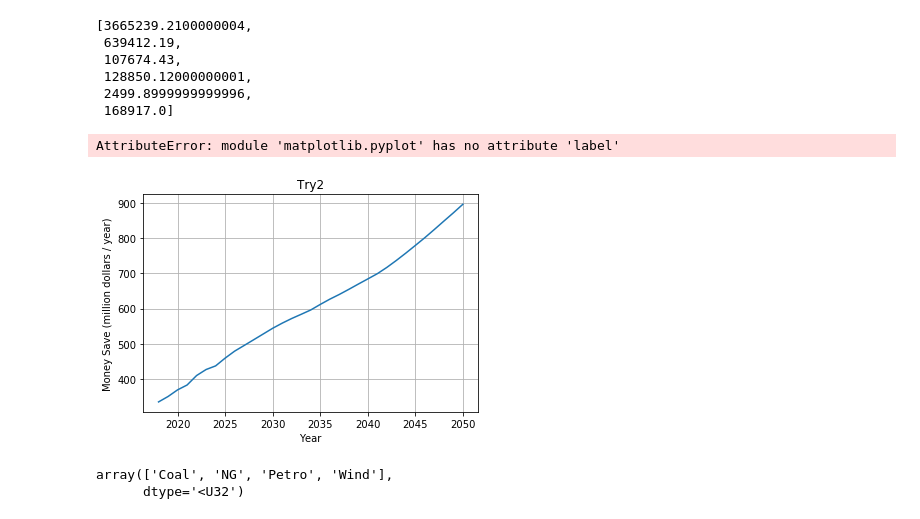
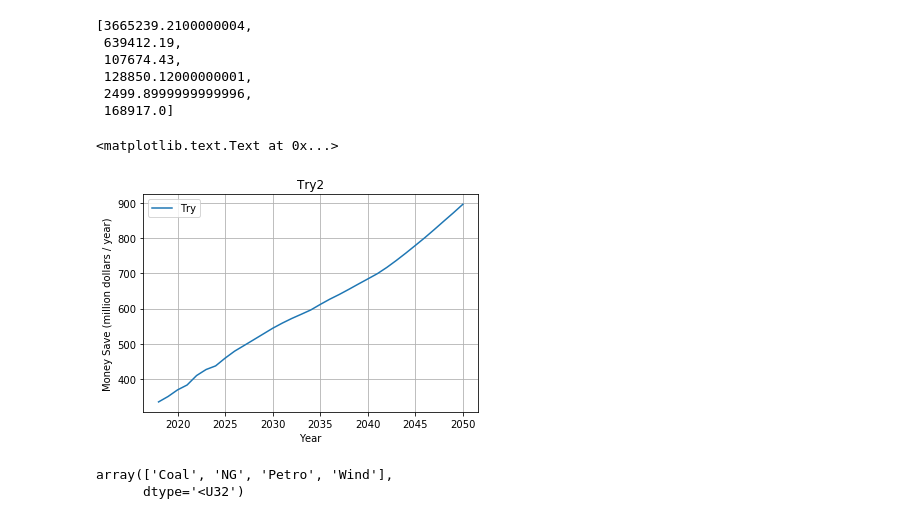
Before and after one commit to tydpan/EASE-Project, a Jupyter notebook: EASE/Core.ipynb, the cells around one changed output. Drawn from its saved outputs; the diff is of its cells as text; code cells hidden in the pictures.

```diff
--- a/EASE/Core.ipynb
+++ b/EASE/Core.ipynb
@@ -132,7 +132,7 @@ a
 # %%
 b = ease.possible_type(a)
 # %%
-def rev_plot(avg_cost, capacity, e_type):
+def rev_plot(avg_cost, capacity, e_type, label):
     import pandas as pd
     import matplotlib.pyplot as plt
 
@@ -141,18 +141,18 @@ def rev_plot(avg_cost, capacity, e_type):
         revenue = (esales.Sale - esales.CO2_tax - avg_cost) * capacity * 365 * 24 / 1e6
     elif e_type == 'clean':
         revenue = (esales.Sale - avg_cost) * capacity * 365 * 24 / 1e6
-    plt.plot(np.arange(2018, 2051), revenue[3:])
+    plt.plot(np.arange(2018, 2051), revenue[3:], label=label)
     plt.xlabel('Year')
     plt.ylabel('Money Save (million dollars / year)')
+    plt.legend()
     plt.grid()
     return plt
 # %%
-a = rev_plot(30, 500, 'clean')
+a = rev_plot(30, 500, 'clean', 'Try')
 a.title('Try2')
-a.label('try')
 # %% [output]
-AttributeError: module 'matplotlib.pyplot' has no attribute 'label'
+<matplotlib.text.Text at 0x...>
-[figure, old version]
+[figure, new version]
 # %%
 np.array(b)[:, 2]
 # %% [output]
```
